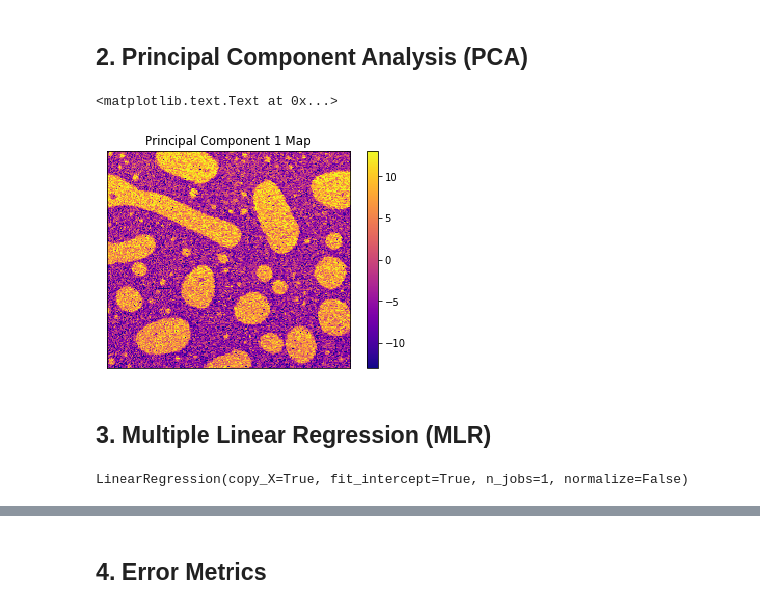
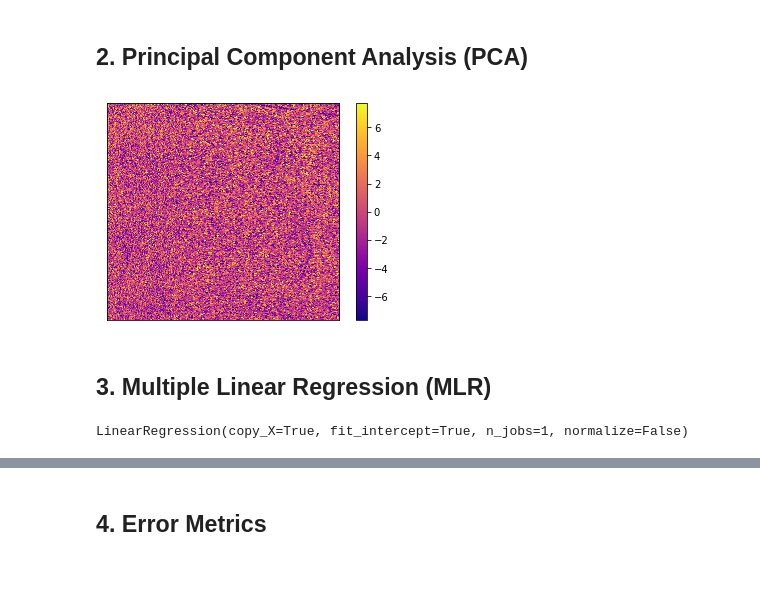
Before and after one commit to kongjy/MultimodalAFMonPMMAP3HT_processing, a Jupyter notebook: jupyter_notebooks/si_notebook.ipynb, the cells around one changed output, grey strips where cells are left out. Cells and saved outputs as stored; diff of their text form; code cells hidden in the pictures; blank space fills up the shorter version.

```diff
--- a/jupyter_notebooks/si_notebook.ipynb
+++ b/jupyter_notebooks/si_notebook.ipynb
@@ -242,7 +188,5 @@ scores_maps = scores.reshape((210,235,558))
-# %%
-#visualize a score map:
-show(scores_maps[:,:,0])
-plt.title('Principal Component 1 Map')
-# %% [output]
-<matplotlib.text.Text at 0x...>
-[figure, removed]
+# %%
+fig=show(scores_maps[:,:,2])
+#plt.savefig('score2map.svg', format='svg', dpi=350)
+# %% [output]
+[figure, added]
@@ -250,13 +208,13 @@ plt.title('Principal Component 1 Map')
 ## 3. Multiple Linear Regression (MLR)
 # %%
 #split data into testing and training sets.
-cAFMshiftlist = cAFM_transformed[35:245, 10:245].reshape((49350,1))
-train_x, test_x, train_y, test_y = train_test_split(scores[:,0:10],cAFMshiftlist,test_size=0.90, train_size=0.10, random_state=4)
+cAFMshiftlist = cAFM_transformed[25:,2:249].reshape((57057,1))
+PC=10
+train_x, test_x, train_y, test_y = train_test_split(scores[:,0:PC],cAFMshiftlist,test_size=0.90, train_size=0.10, random_state=4)
+#fit linear regression model with training data set
+regr = linear_model.LinearRegression()
+regr.fit(train_x, train_y)
+# %% [output]
+LinearRegression(copy_X=True, fit_intercept=True, n_jobs=1, normalize=False)
-# %%
-#fit linear regression model with training data set
-regr = linear_model.LinearRegression()
-regr.fit(train_x, train_y)
-# %% [output]
-LinearRegression(copy_X=True, fit_intercept=True, n_jobs=1, normalize=False)
 # %%
 #construct cAFM image using linear regression model and display
```
Also changed, not shown: parts of 103 cells of this notebook.
